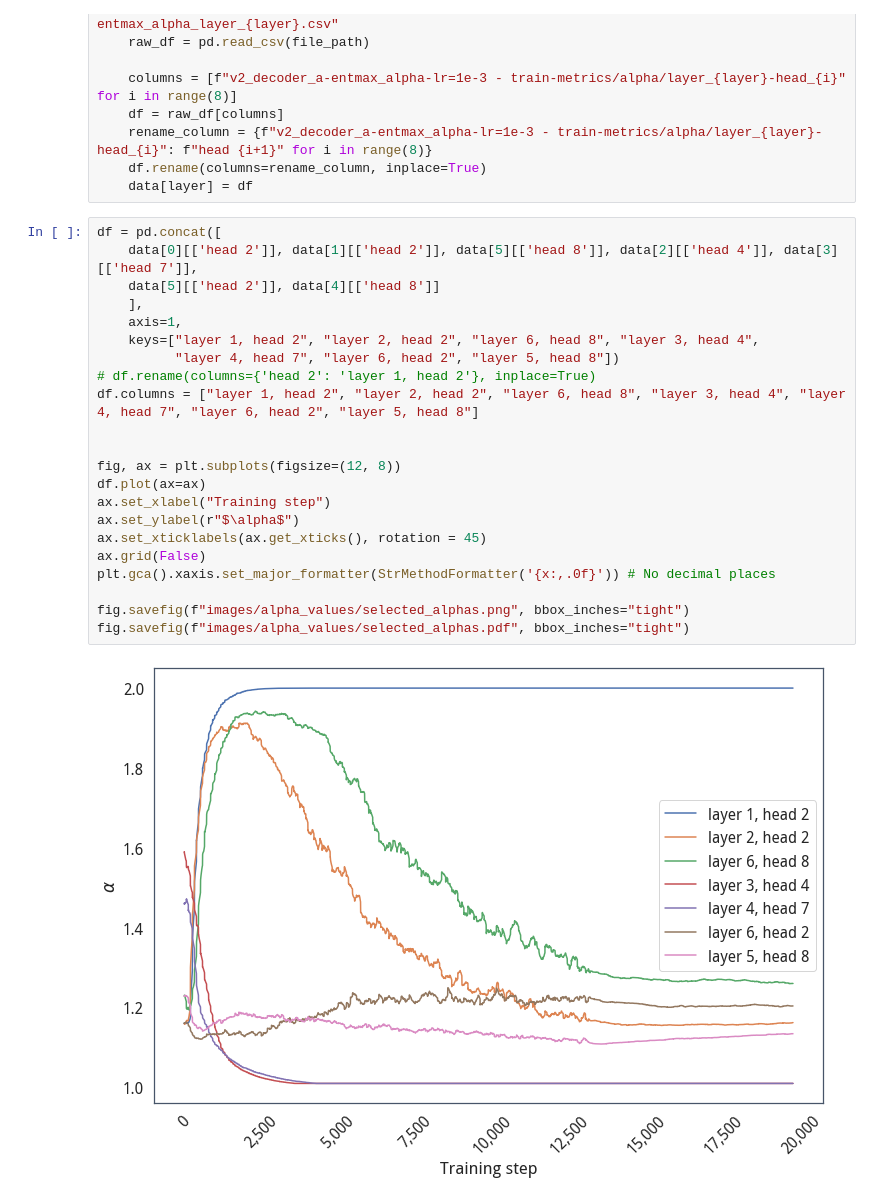
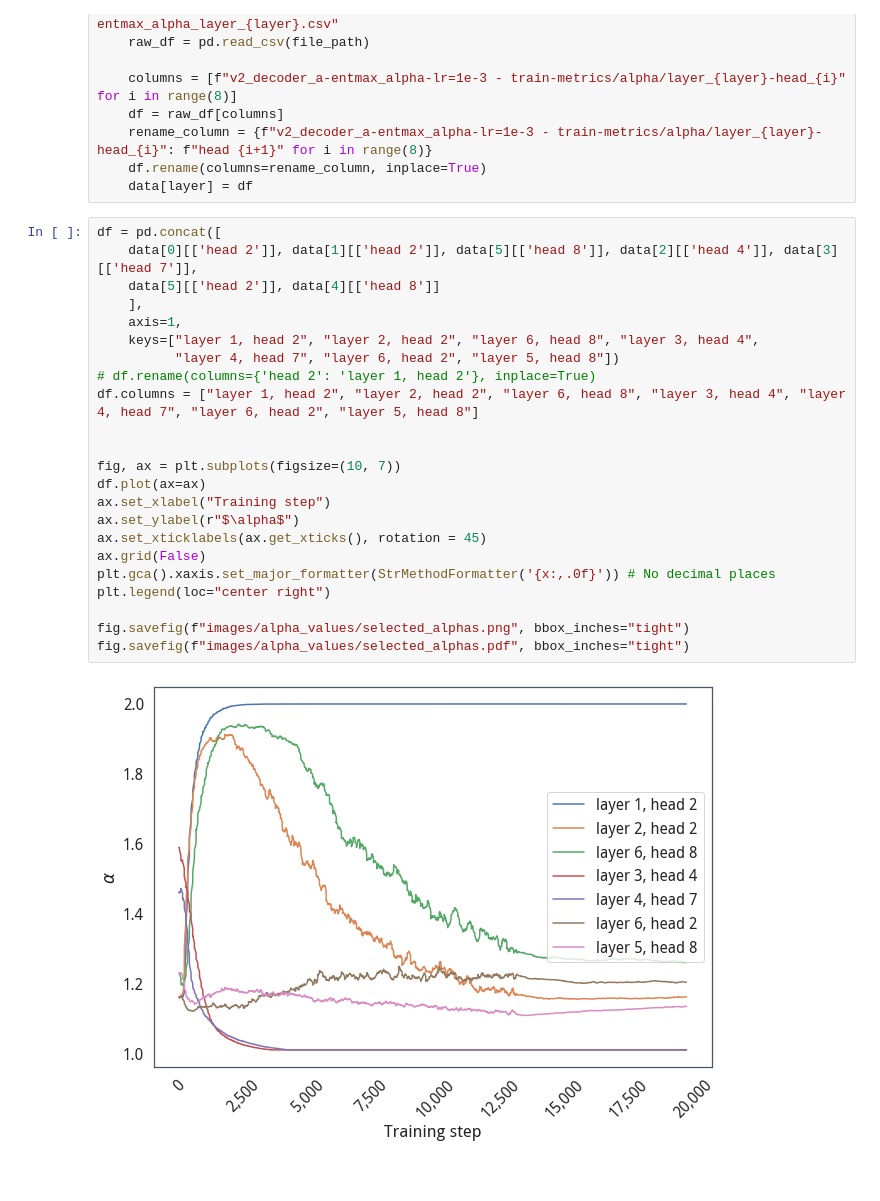
Before and after one commit to erikdao/sparse-detector, a Jupyter notebook: notebooks/visualize_alpha_values.ipynb, the cells around one changed output. Drawn from its saved outputs; the diff is of its cells as text.

Commit message:
Update visualizations

```diff
--- a/notebooks/visualize_alpha_values.ipynb
+++ b/notebooks/visualize_alpha_values.ipynb
@@ -83,24 +83,25 @@ for layer in range(6):
 # %%
 df = pd.concat([
     data[0][['head 2']], data[1][['head 2']], data[5][['head 8']], data[2][['head 4']], data[3][['head 7']],
     data[5][['head 2']], data[4][['head 8']]
     ],
     axis=1,
     keys=["layer 1, head 2", "layer 2, head 2", "layer 6, head 8", "layer 3, head 4",
           "layer 4, head 7", "layer 6, head 2", "layer 5, head 8"])
 # df.rename(columns={'head 2': 'layer 1, head 2'}, inplace=True)
 df.columns = ["layer 1, head 2", "layer 2, head 2", "layer 6, head 8", "layer 3, head 4", "layer 4, head 7", "layer 6, head 2", "layer 5, head 8"]
 
 
-fig, ax = plt.subplots(figsize=(12, 8))
+fig, ax = plt.subplots(figsize=(10, 7))
 df.plot(ax=ax)
 ax.set_xlabel("Training step")
 ax.set_ylabel(r"$\alpha$")
 ax.set_xticklabels(ax.get_xticks(), rotation = 45)
 ax.grid(False)
 plt.gca().xaxis.set_major_formatter(StrMethodFormatter('{x:,.0f}')) # No decimal places
+plt.legend(loc="center right")
 
 fig.savefig(f"images/alpha_values/selected_alphas.png", bbox_inches="tight")
 fig.savefig(f"images/alpha_values/selected_alphas.pdf", bbox_inches="tight")
 # %% [output]
-[figure, old version]
+[figure, new version]
```
Also changed, not shown: 5 other files.
